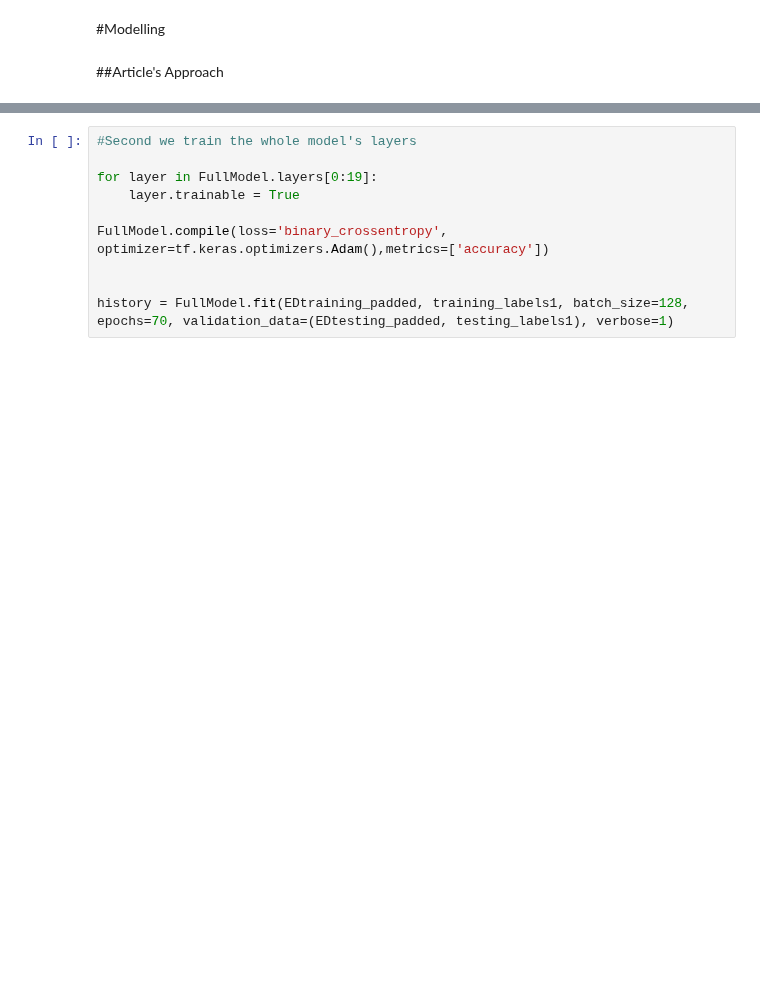
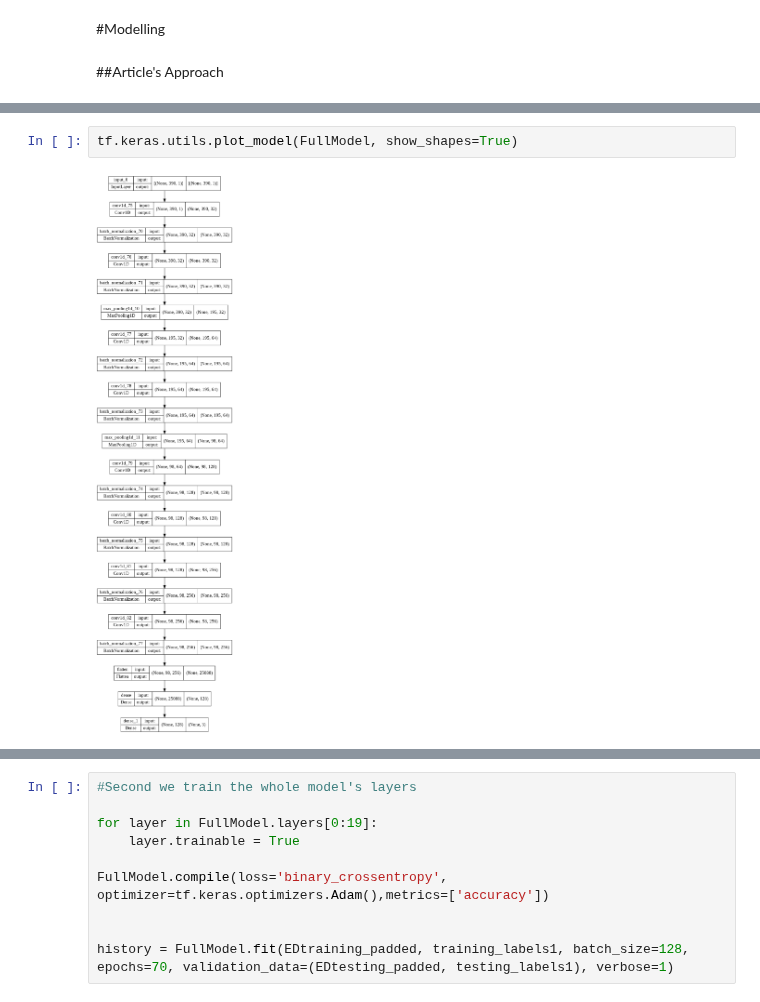
Before and after one commit to ImenMasmoudiEm/TextClassification, a Jupyter notebook: CCK_Project_Article's_approach012.ipynb, the cells around one changed output, grey strips where cells are left out. Saved outputs shown, nothing was run; the diff lists cells and outputs as text; blank space fills up the shorter version.

```diff
--- a/CCK_Project_Article's_approach012.ipynb
+++ b/CCK_Project_Article's_approach012.ipynb
@@ -392,2 +456,6 @@ Epoch 60/60
+# %%
+tf.keras.utils.plot_model(FullModel, show_shapes=True)
+# %% [output]
+[figure, added]
 # %%
 from sklearn.metrics import confusion_matrix
```
Also changed, not shown: parts of 26 cells of this notebook.
